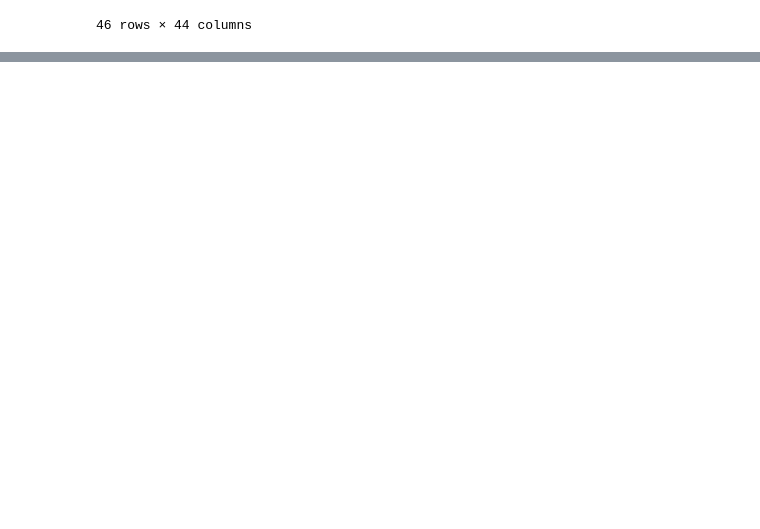
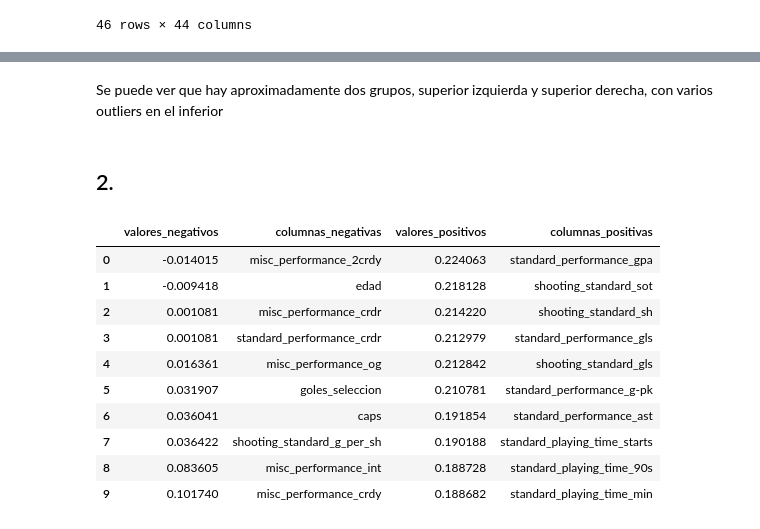
Before and after one commit to vinpalonsky/tp-labo-de-datos, a Jupyter notebook: ejercicio1.ipynb, the cells around one changed output, grey strips where cells are left out. Saved outputs shown, nothing was run; the diff lists cells and outputs as text; code cells hidden in the pictures; blank space fills up the shorter version.

```diff
--- a/ejercicio1.ipynb
+++ b/ejercicio1.ipynb
@@ -365,0 +371,20 @@ df_selecciones
+# %%
+df_selecciones_numerica = df_selecciones.drop(columns=["seleccion"])
+# %%
+df_selecciones_numerica_escalada = StandardScaler().set_output(transform="pandas").fit_transform(df_selecciones_numerica)
+# %%
+n = 2
+pca = PCA(n_components=n)
+
+X = df_selecciones_numerica_escalada
+Z = pd.DataFrame(pca.fit_transform(X))
+
+Z.columns = ["Z" + str(i) for i in range(1,n+1)]  # Renombramos las columnas
+
+# Graficamos
+(
+    so.Plot(data = Z, x = "Z1", y = "Z2")
+    .add(so.Dot())
+    .add(so.Text())
+    .layout(size=(12,8))
+)
@@ -365,0 +393,25 @@ df_selecciones
+# %% [markdown]
+Se puede ver que hay aproximadamente dos grupos, superior izquierda y superior derecha, con varios outliers en el inferior
+# %% [markdown]
+## 2.
+# %%
+z1 = pd.Series(pca.components_[0])
+direcciones_z1 = pd.DataFrame({
+	"valores_negativos": z1.sort_values().head(10).reset_index(drop=True),
+	"columnas_negativas": [df_selecciones_numerica.columns[i] for i in z1.sort_values().head(10).index],
+	"valores_positivos": z1.sort_values(ascending=False).head(10).reset_index(drop=True),
+	"columnas_positivas": [df_selecciones_numerica.columns[i] for i in z1.sort_values(ascending=False).head(10).index]
+})
+direcciones_z1
+# %% [output]
+|  | valores_negativos | columnas_negativas | valores_positivos | columnas_positivas |
+| 0 | -0.014015 | misc_performance_2crdy | 0.224063 | standard_performance_gpa |
+| 1 | -0.009418 | edad | 0.218128 | shooting_standard_sot |
+| 2 | 0.001081 | misc_performance_crdr | 0.214220 | shooting_standard_sh |
+| 3 | 0.001081 | standard_performance_crdr | 0.212979 | standard_performance_gls |
+| 4 | 0.016361 | misc_performance_og | 0.212842 | shooting_standard_gls |
+| 5 | 0.031907 | goles_seleccion | 0.210781 | standard_performance_g-pk |
+| 6 | 0.036041 | caps | 0.191854 | standard_performance_ast |
+| 7 | 0.036422 | shooting_standard_g_per_sh | 0.190188 | standard_playing_time_starts |
+| 8 | 0.083605 | misc_performance_int | 0.188728 | standard_playing_time_90s |
+| 9 | 0.101740 | misc_performance_crdy | 0.188682 | standard_playing_time_min |
```
Also changed, not shown: parts of 30 cells of this notebook, 2 other files.
